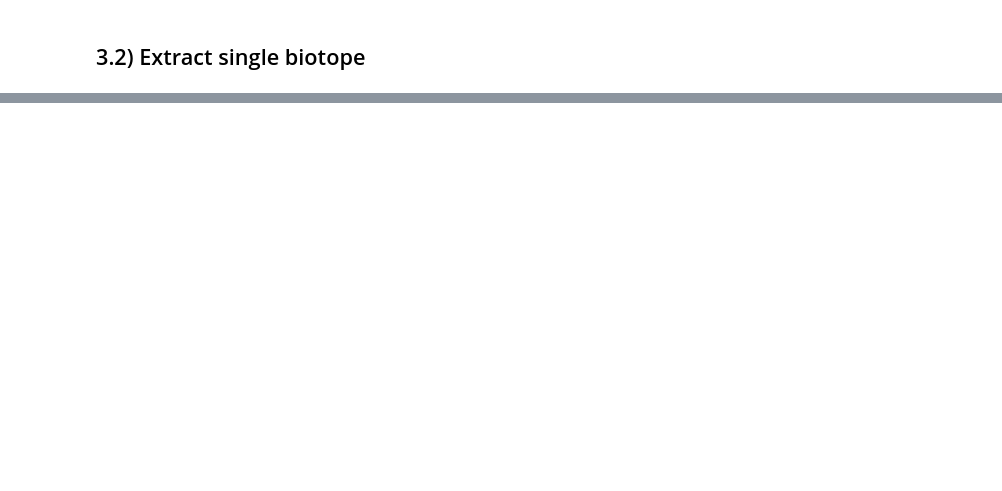
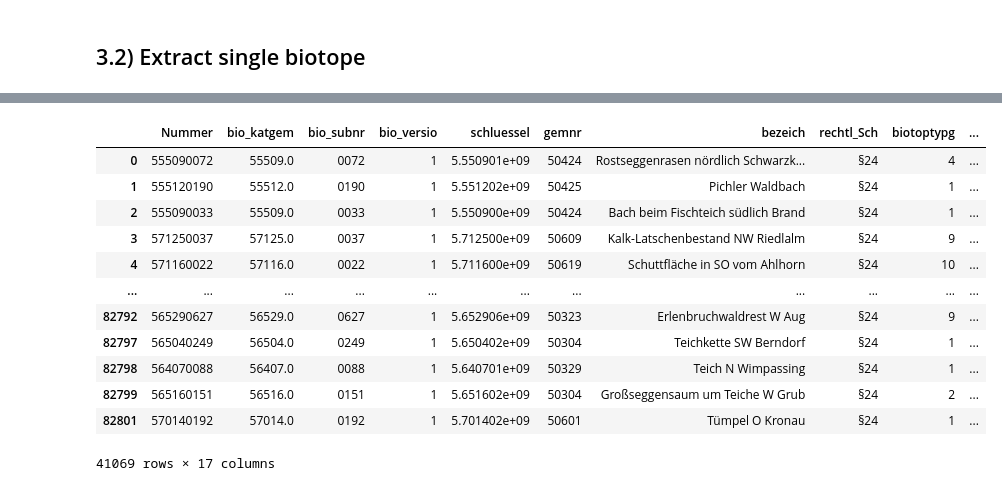
Before and after one commit to flo981/biotop_detection, a Jupyter notebook: Examples/generate_bio_images.ipynb, the cells around one changed output, grey strips where cells are left out. Saved outputs shown, nothing was run; the diff lists cells and outputs as text; code cells hidden in the pictures; blank space fills up the shorter version.

```diff
--- a/Examples/generate_bio_images.ipynb
+++ b/Examples/generate_bio_images.ipynb
@@ -373,0 +380,6 @@ biotop_dict[0]
+# %%
+nReserve["rechtl_Sch"]
+target = "§24"
+str_nummer = "\'" + target + "\'"
+query_str = "rechtl_Sch==" + str(str_nummer)
+biotope = nReserve.query(query_str)
@@ -373,0 +426,16 @@ biotop_dict[0]
+# %%
+biotope
+# %% [output]
+|  | Nummer | bio_katgem | bio_subnr | bio_versio | schluessel | gemnr | bezeich | rechtl_Sch | biotoptypg | ... |
+| 0 | 555090072 | 55509.0 | 0072 | 1 | 5.550901e+09 | 50424 | Rostseggenrasen nördlich Schwarzk... | §24 | 4 | ... |
+| 1 | 555120190 | 55512.0 | 0190 | 1 | 5.551202e+09 | 50425 | Pichler Waldbach | §24 | 1 | ... |
+| 2 | 555090033 | 55509.0 | 0033 | 1 | 5.550900e+09 | 50424 | Bach beim Fischteich südlich Brand | §24 | 1 | ... |
+| 3 | 571250037 | 57125.0 | 0037 | 1 | 5.712500e+09 | 50609 | Kalk-Latschenbestand NW Riedlalm | §24 | 9 | ... |
+| 4 | 571160022 | 57116.0 | 0022 | 1 | 5.711600e+09 | 50619 | Schuttfläche in SO vom Ahlhorn | §24 | 10 | ... |
+| ... | ... | ... | ... | ... | ... | ... | ... | ... | ... | ... |
+| 82792 | 565290627 | 56529.0 | 0627 | 1 | 5.652906e+09 | 50323 | Erlenbruchwaldrest W Aug | §24 | 9 | ... |
+| 82797 | 565040249 | 56504.0 | 0249 | 1 | 5.650402e+09 | 50304 | Teichkette SW Berndorf | §24 | 1 | ... |
+| 82798 | 564070088 | 56407.0 | 0088 | 1 | 5.640701e+09 | 50329 | Teich N Wimpassing | §24 | 1 | ... |
+| 82799 | 565160151 | 56516.0 | 0151 | 1 | 5.651602e+09 | 50304 | Großseggensaum um Teiche W Grub | §24 | 2 | ... |
+| 82801 | 570140192 | 57014.0 | 0192 | 1 | 5.701402e+09 | 50601 | Tümpel O Kronau | §24 | 1 | ... |
+41069 rows × 17 columns
```
Also changed, not shown: parts of 9 cells of this notebook, 1 other file.
